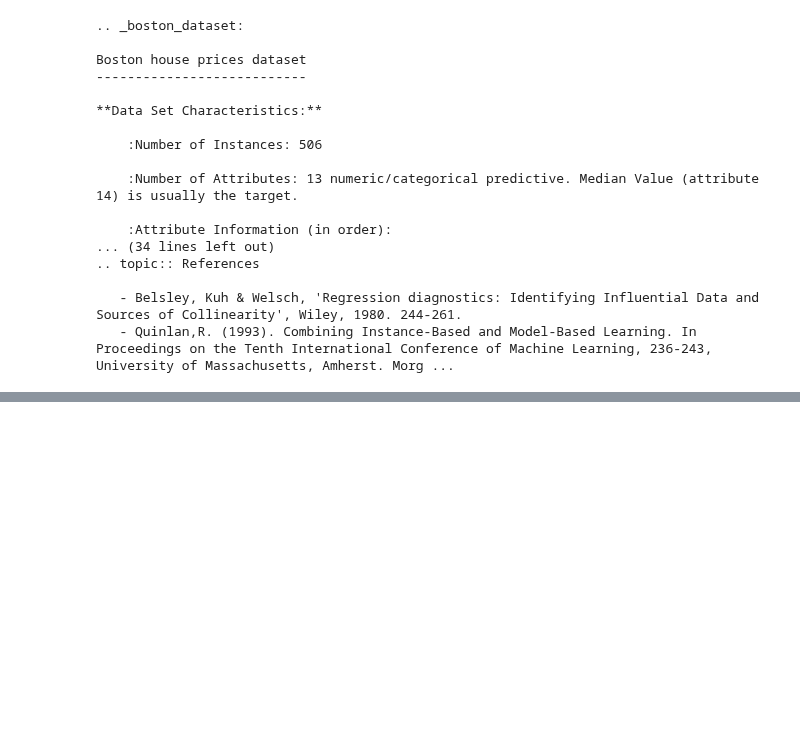
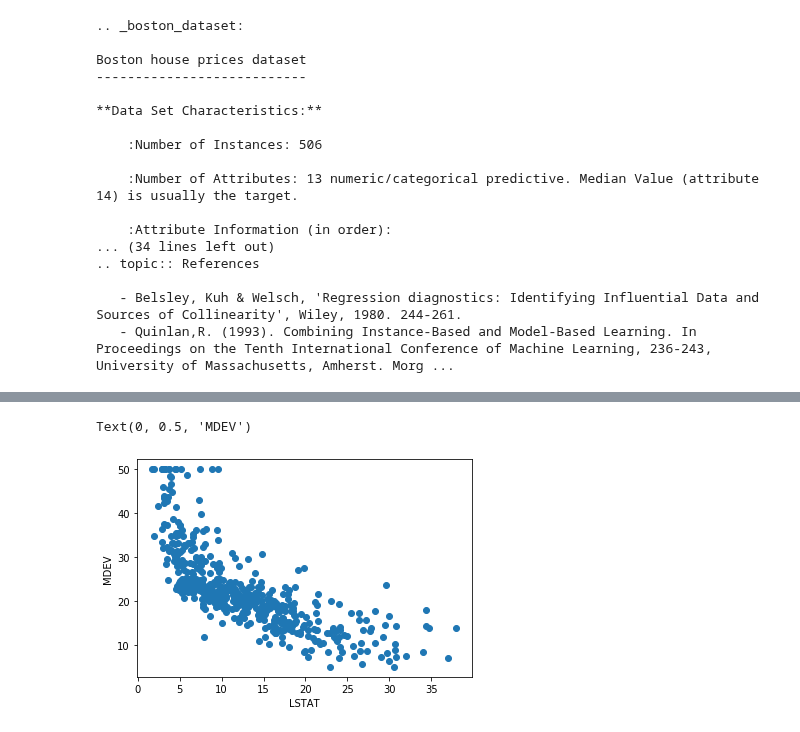
Before and after one commit to lpianta/ai_fall_exercises, a Jupyter notebook: M3/d2_continued_ml/04_boston-regression.ipynb, the cells around one changed output, grey strips where cells are left out. Saved outputs shown, nothing was run; the diff lists cells and outputs as text; code cells hidden in the pictures; blank space fills up the shorter version.

```diff
--- a/M3/d2_continued_ml/04_boston-regression.ipynb
+++ b/M3/d2_continued_ml/04_boston-regression.ipynb
@@ -65,3 +69,17 @@ plt.show()
 #- What are the correlations?
 #- Independent or dependent?
 #- Does the feature have different values across the dataset?
+# %%
+# as features, we want to choose variable with a strong correlation with the target.
+# we can see that LSTAT and RM are highly correlated with target, so we use those 2 columns as features
+
+features = ['LSTAT', 'RM']
+
+# we can create scatterplot to see the relation between features and target
+
+plt.scatter(data['LSTAT'], data['MEDV'])
+plt.xlabel('LSTAT')
+plt.ylabel('MDEV')
+# %% [output]
+Text(0, 0.5, 'MDEV')
+[figure, added]
```
Also changed, not shown: parts of 12 cells of this notebook.
